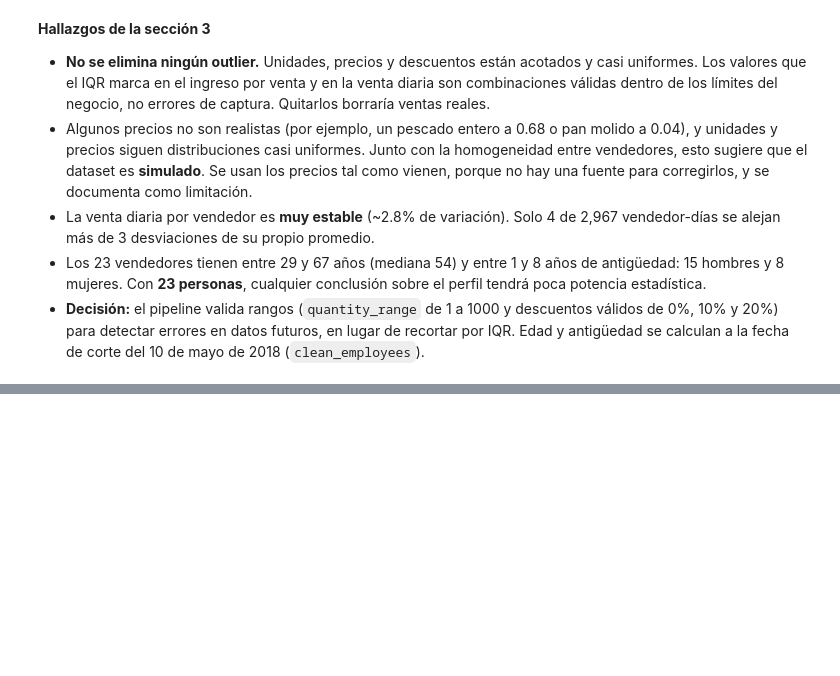
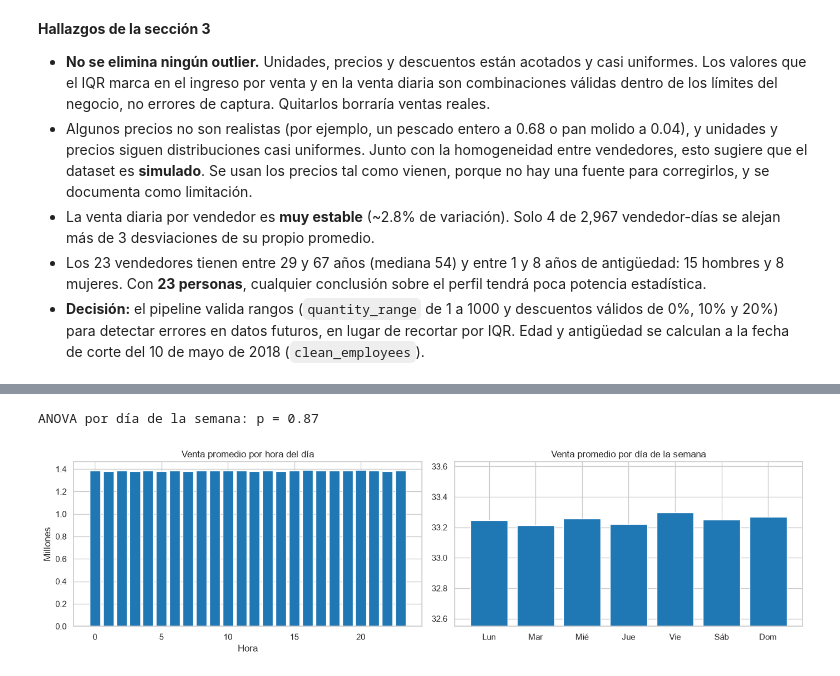
Before and after one commit to Cynthiss/ML-Proyecto-Final, a Jupyter notebook: notebooks/01_exploracion.ipynb, the cells around one changed output, grey strips where cells are left out. Cells and saved outputs as stored; diff of their text form; code cells hidden in the pictures; blank space fills up the shorter version.

```diff
--- a/notebooks/01_exploracion.ipynb
+++ b/notebooks/01_exploracion.ipynb
@@ -496,0 +536,22 @@ employees[["Age", "TenureYears"]].describe().T
+# %%
+weekdays = ["Lun", "Mar", "Mié", "Jue", "Vie", "Sáb", "Dom"]
+by_hour = df.groupby(df["SalesDate"].dt.hour)["Revenue"].sum() / daily.size / 1e6
+by_weekday = daily.groupby(daily.index.day_of_week).mean()
+
+fig, axes = plt.subplots(1, 2, figsize=(14, 4))
+axes[0].bar(by_hour.index, by_hour.to_numpy(), color="tab:blue")
+axes[0].set_title("Venta promedio por hora del día")
+axes[0].set_xlabel("Hora")
+axes[0].set_ylabel("Millones")
+axes[1].bar(weekdays, by_weekday.to_numpy(), color="tab:blue")
+axes[1].set_ylim(by_weekday.min() * 0.98, by_weekday.max() * 1.01)
+axes[1].set_title("Venta promedio por día de la semana")
+fig.tight_layout()
+
+anova_weekday = stats.f_oneway(
+    *[g.to_numpy() for _, g in daily.groupby(daily.index.day_of_week)]
+)
+print(f"ANOVA por día de la semana: p = {anova_weekday.pvalue:.2f}")
+# %% [output]
+ANOVA por día de la semana: p = 0.87
+[figure, added]
```
Also changed, not shown: parts of 14 cells of this notebook.
